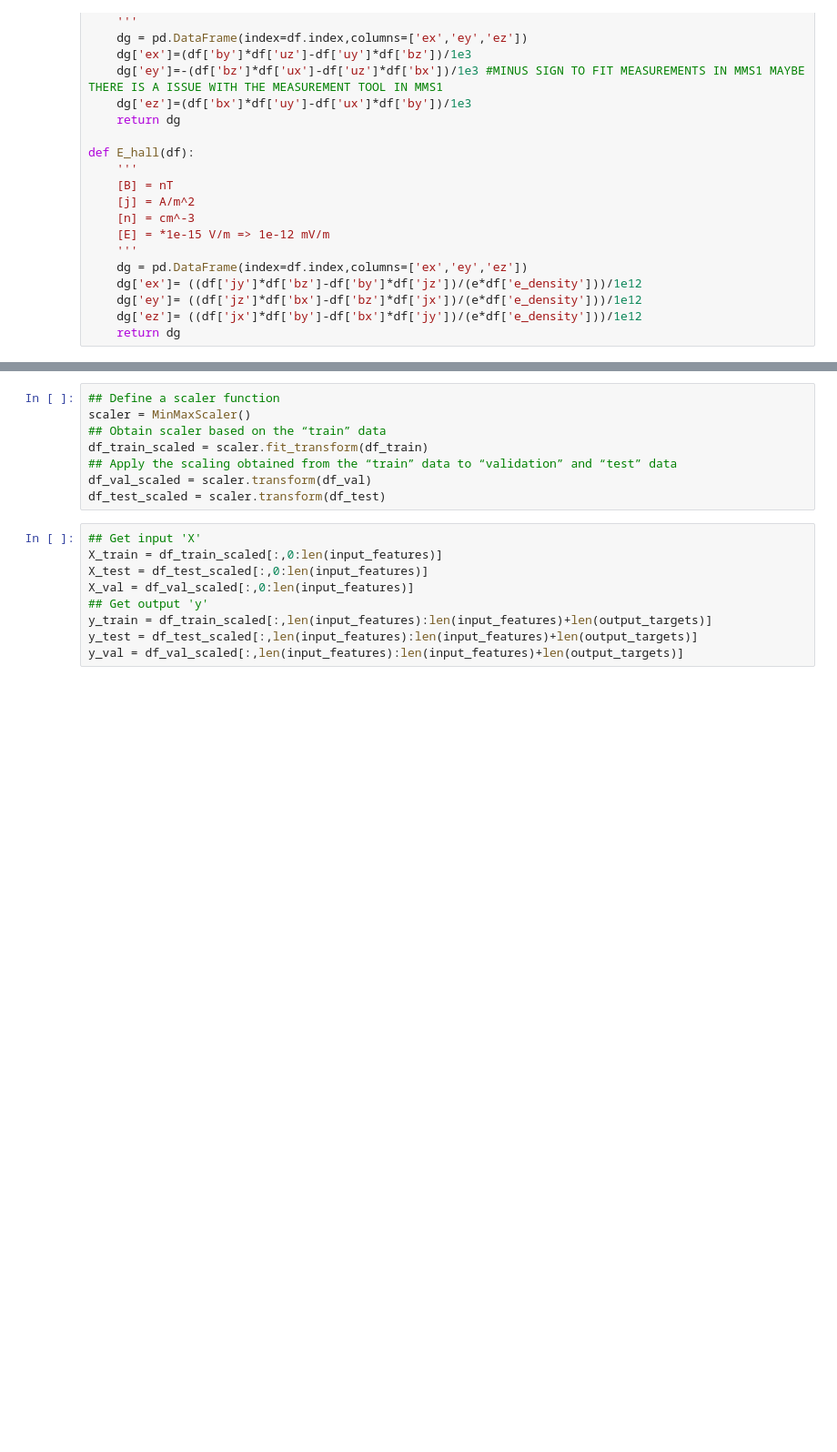
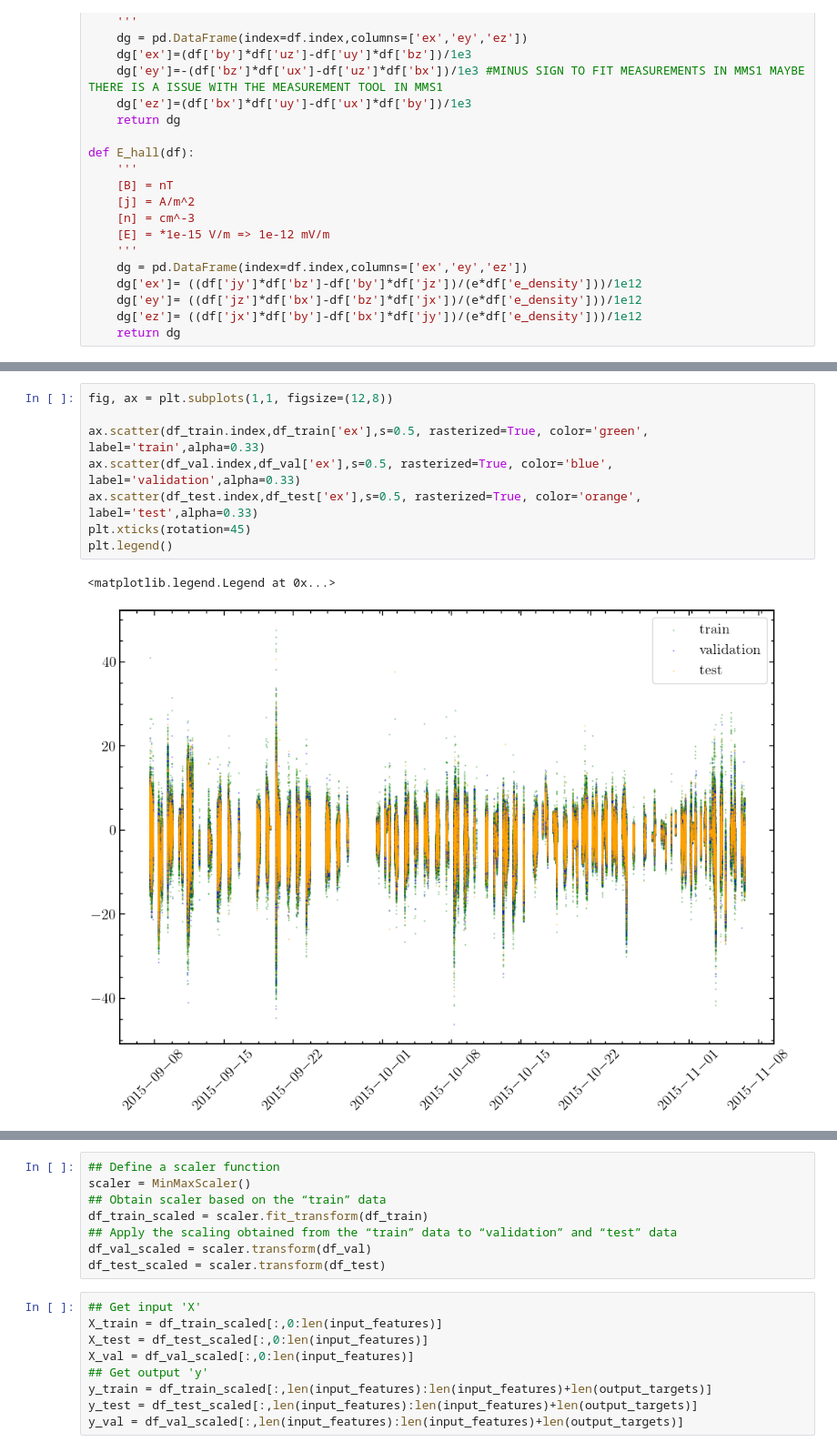
Before and after one commit to esevegne/astro-nn, a Jupyter notebook: analysis.ipynb, the cells around one changed output, grey strips where cells are left out. Shown: that part at 91% size. Drawn from its saved outputs; the diff is of its cells as text; blank space fills up the shorter version.

```diff
--- a/analysis.ipynb
+++ b/analysis.ipynb
@@ -164,3 +145,14 @@ DatetimeIndex(['2015-09-19 07:45:09.106000', '2015-09-07 15:20:50.367000',
+# %%
+fig, ax = plt.subplots(1,1, figsize=(12,8))
+
+ax.scatter(df_train.index,df_train['ex'],s=0.5, rasterized=True, color='green', label='train',alpha=0.33)
+ax.scatter(df_val.index,df_val['ex'],s=0.5, rasterized=True, color='blue', label='validation',alpha=0.33)
+ax.scatter(df_test.index,df_test['ex'],s=0.5, rasterized=True, color='orange', label='test',alpha=0.33)
+plt.xticks(rotation=45)
+plt.legend()
+# %% [output]
+<matplotlib.legend.Legend at 0x...>
+[figure, added]
 # %%
 def f(X,mid):
     Y = mid + (X - X.mean()) / (X.max() - X.min())
```
Also changed, not shown: parts of 22 cells of this notebook, 2 other files.
